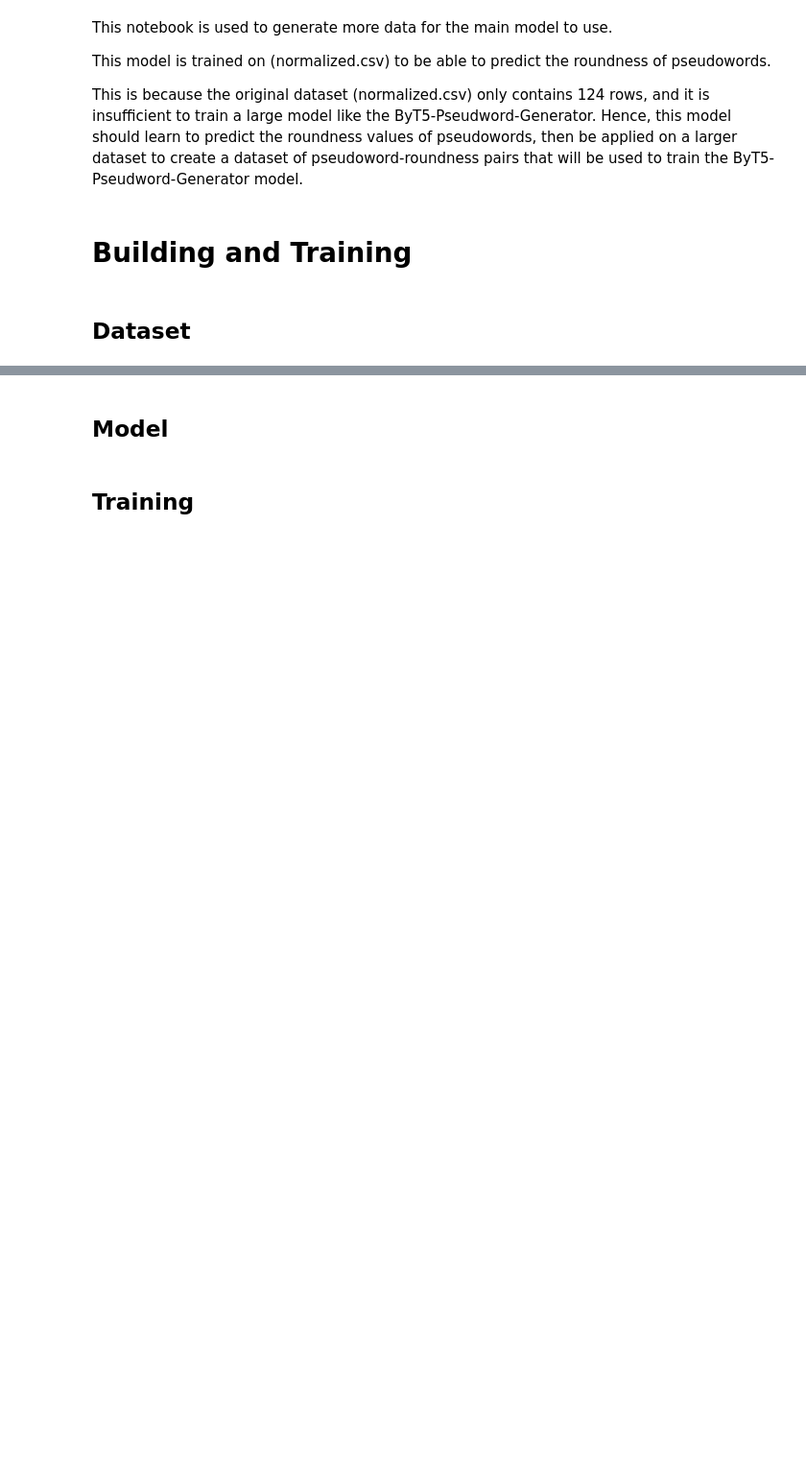
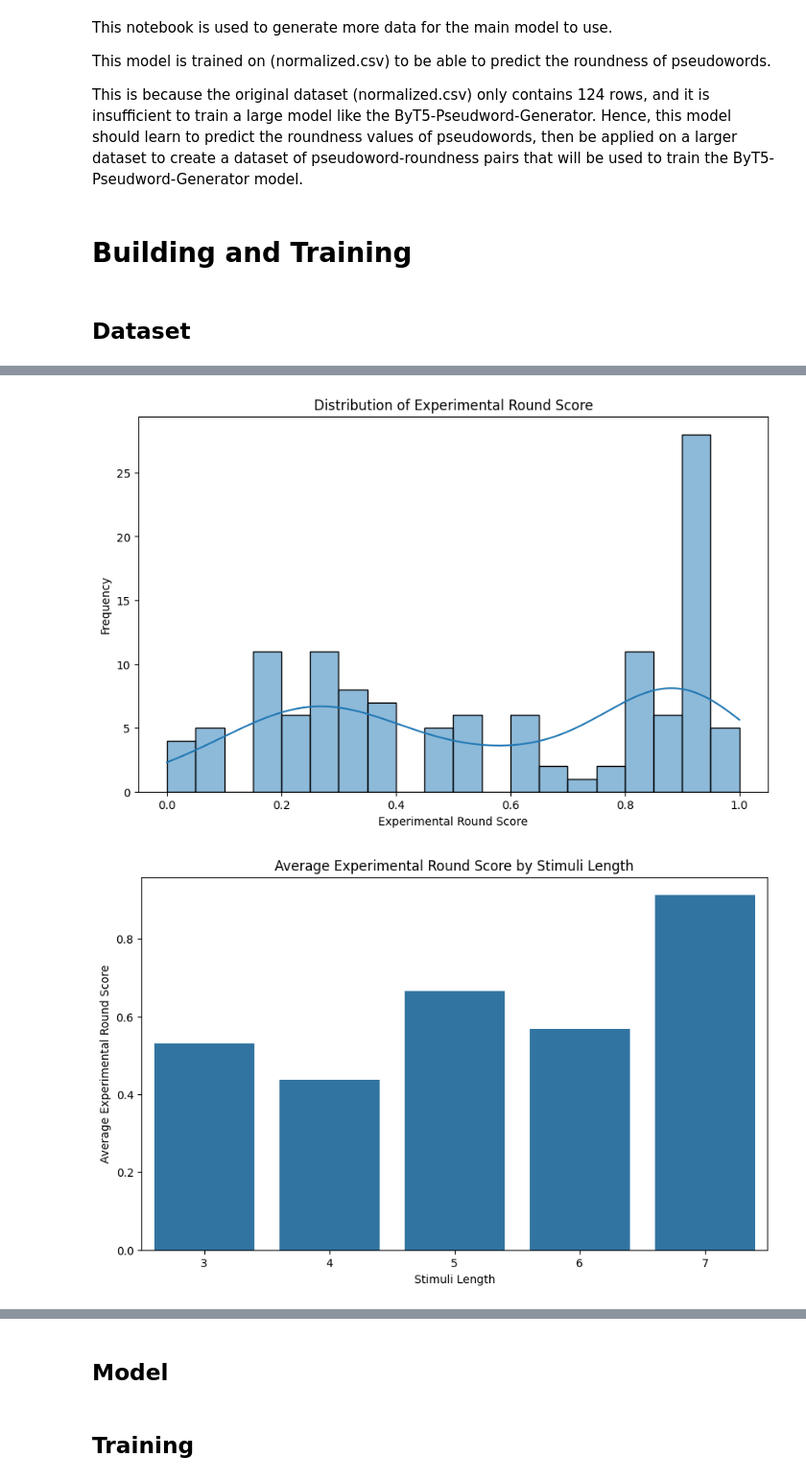
Before and after one commit to qkm2000/pseudoword-generator, a Jupyter notebook: generate_data.ipynb, the cells around one changed output, grey strips where cells are left out. Shown at 96% size. Cells and saved outputs as stored; diff of their text form; code cells hidden in the pictures; blank space fills up the shorter version.

```diff
--- a/generate_data.ipynb
+++ b/generate_data.ipynb
@@ -26,3 +98,24 @@ data
+# %%
+# Distribution of ExperimentalRoundScore
+plt.figure(figsize=(10, 6))
+sns.histplot(data['ExperimentalRoundScore'], bins=20, kde=True)
+plt.title('Distribution of Experimental Round Score')
+plt.xlabel('Experimental Round Score')
+plt.ylabel('Frequency')
+plt.show()
+
+# Average ExperimentalRoundScore by Stimuli length
+data['StimuliLength'] = data['Stimuli'].apply(len)
+avg_score_by_length = data.groupby('StimuliLength')['ExperimentalRoundScore'].mean().reset_index()
+plt.figure(figsize=(10, 6))
+sns.barplot(x='StimuliLength', y='ExperimentalRoundScore', data=avg_score_by_length)
+plt.title('Average Experimental Round Score by Stimuli Length')
+plt.xlabel('Stimuli Length')
+plt.ylabel('Average Experimental Round Score')
+plt.show()
+# %% [output]
+[figure, added]
+[figure, added]
 # %%
 # Split data into train and val
 
```
Also changed, not shown: parts of 18 cells of this notebook, 6 other files.
